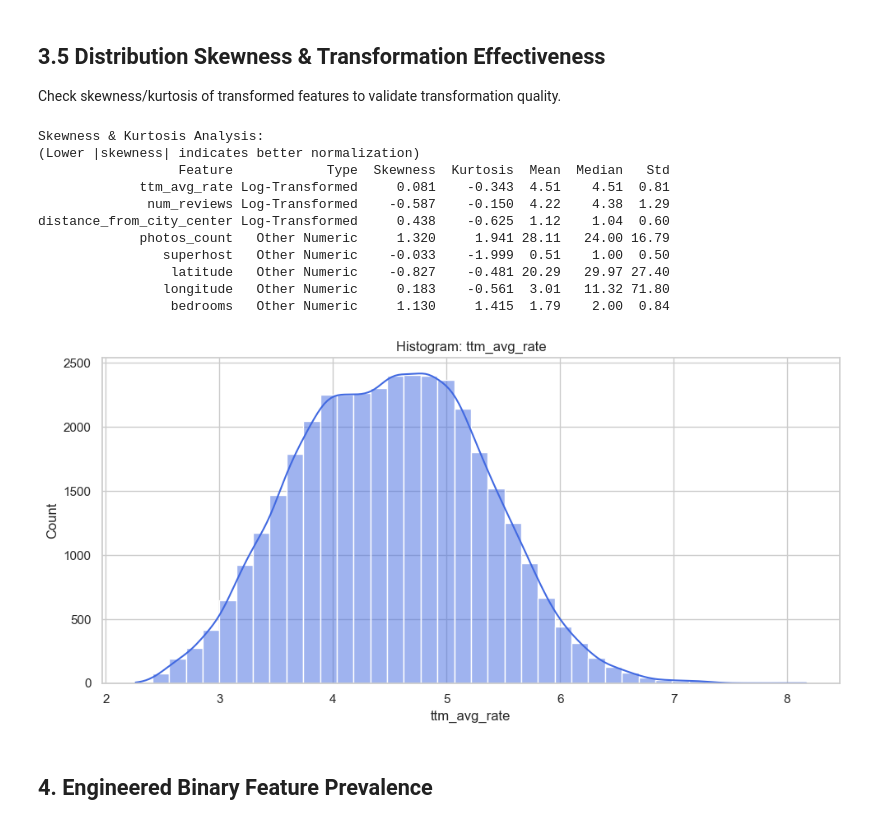
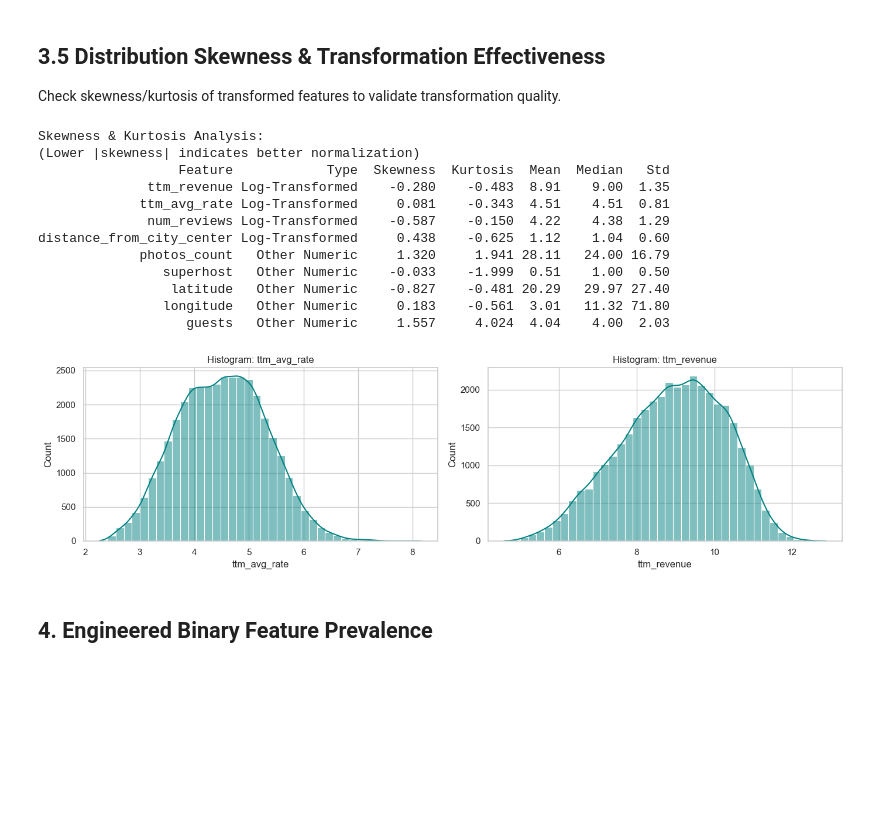
Before and after one commit to Jayant070/Airbnb-Data-Science-Project, a Jupyter notebook: Notebooks/03_EDA_Feature_Engineered.ipynb, the cells around one changed output. Saved outputs shown, nothing was run; the diff lists cells and outputs as text; code cells hidden in the pictures; blank space fills up the shorter version.

```diff
--- a/Notebooks/03_EDA_Feature_Engineered.ipynb
+++ b/Notebooks/03_EDA_Feature_Engineered.ipynb
@@ -161,7 +167,8 @@ plt.show()
 
 Check skewness/kurtosis of transformed features to validate transformation quality.
 # %%
-
+expected_log_cols = ['ttm_revenue', 'ttm_avg_rate', 'num_reviews', 'distance_from_city_center']
+expected_sqrt_cols = []
 # Skewness and Kurtosis Analysis for key numeric features
 transform_features = {
     'Log-Transformed': expected_log_cols,
@@ -193,6 +200,7 @@ print(skew_df.to_string(index=False))
 Skewness & Kurtosis Analysis:
 (Lower |skewness| indicates better normalization)
                   Feature            Type  Skewness  Kurtosis  Mean  Median   Std
+              ttm_revenue Log-Transformed    -0.280    -0.483  8.91    9.00  1.35
              ttm_avg_rate Log-Transformed     0.081    -0.343  4.51    4.51  0.81
               num_reviews Log-Transformed    -0.587    -0.150  4.22    4.38  1.29
 distance_from_city_center Log-Transformed     0.438    -0.625  1.12    1.04  0.60
@@ -200,24 +208,26 @@ distance_from_city_center Log-Transformed     0.438    -0.625  1.12    1.04  0.6
                 superhost   Other Numeric    -0.033    -1.999  0.51    1.00  0.50
                  latitude   Other Numeric    -0.827    -0.481 20.29   29.97 27.40
                 longitude   Other Numeric     0.183    -0.561  3.01   11.32 71.80
-                 bedrooms   Other Numeric     1.130     1.415  1.79    2.00  0.84
+                   guests   Other Numeric     1.557     4.024  4.04    4.00  2.03
 # %%
-# Histogram for ttm average revenue-like feature
-candidates = ['ttm_avg_rate']
-target_col = next((c for c in candidates if c in df_plot.columns), None)
+cols_to_plot = ['ttm_avg_rate', 'ttm_revenue']
+available = [c for c in cols_to_plot if c in df_plot.columns]
 
-if target_col is None:
-    print(f'None of these columns were found: {candidates}')
+if not available:
+    print("Columns not found in df_plot.")
 else:
-    plt.figure(figsize=(10, 5))
-    sns.histplot(df_plot[target_col].dropna(), bins=40, kde=True, color='royalblue')
-    plt.title(f'Histogram: {target_col}')
-    plt.xlabel(target_col)
-    plt.ylabel('Count')
+    fig, axes = plt.subplots(1, len(available), figsize=(7 * len(available), 4))
+    axes = np.atleast_1d(axes)
+
+    for ax, col in zip(axes, available):
+        sns.histplot(df_plot[col].dropna(), bins=40, kde=True, ax=ax, color='teal')
+        ax.set_title(f'Histogram: {col}')
+        ax.set_xlabel(col)
+
     plt.tight_layout()
     plt.show()
 # %% [output]
-[figure, old version]
+[figure, new version]
 # %% [markdown]
 ## 4. Engineered Binary Feature Prevalence
 # %%
```
Also changed, not shown: parts of 4 cells of this notebook.
